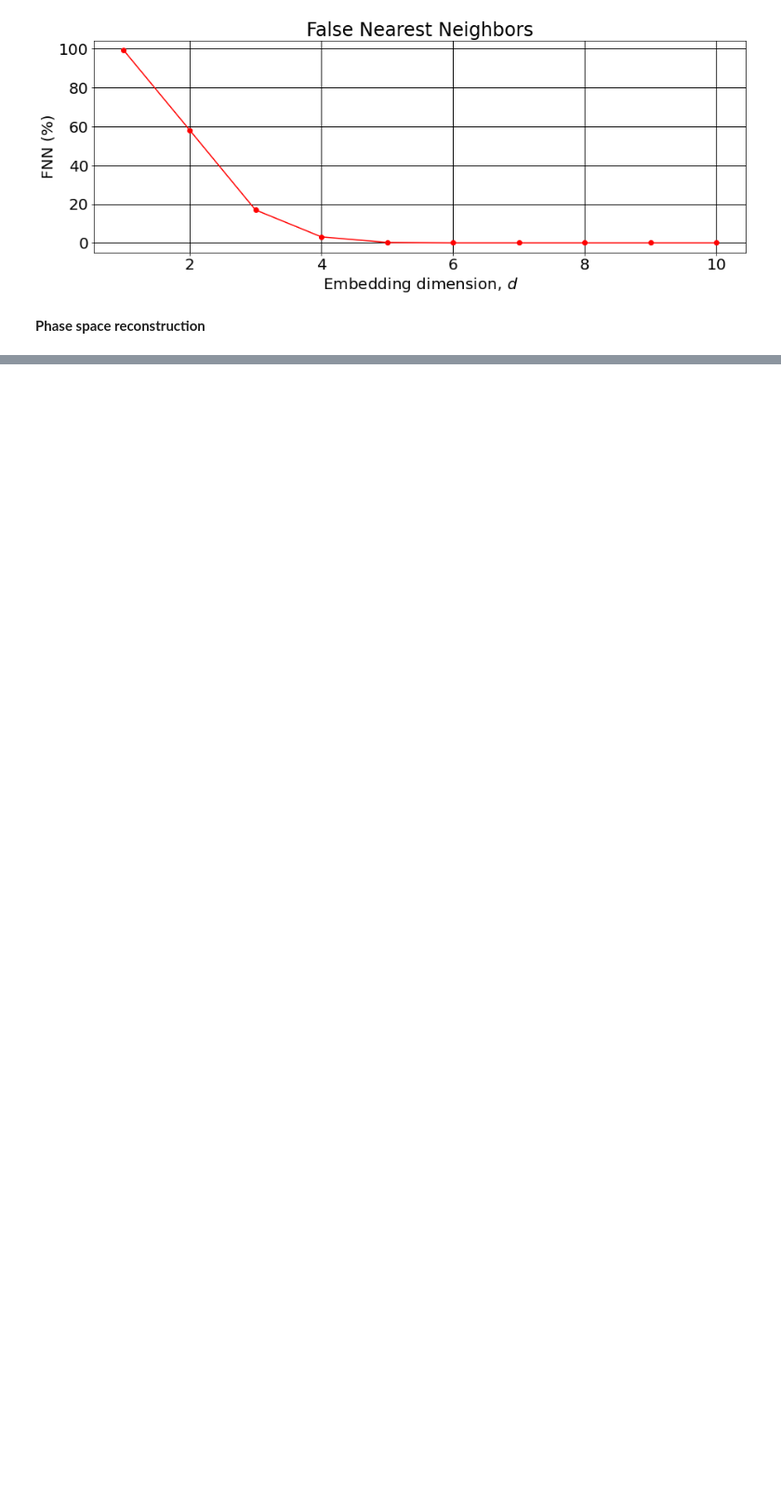
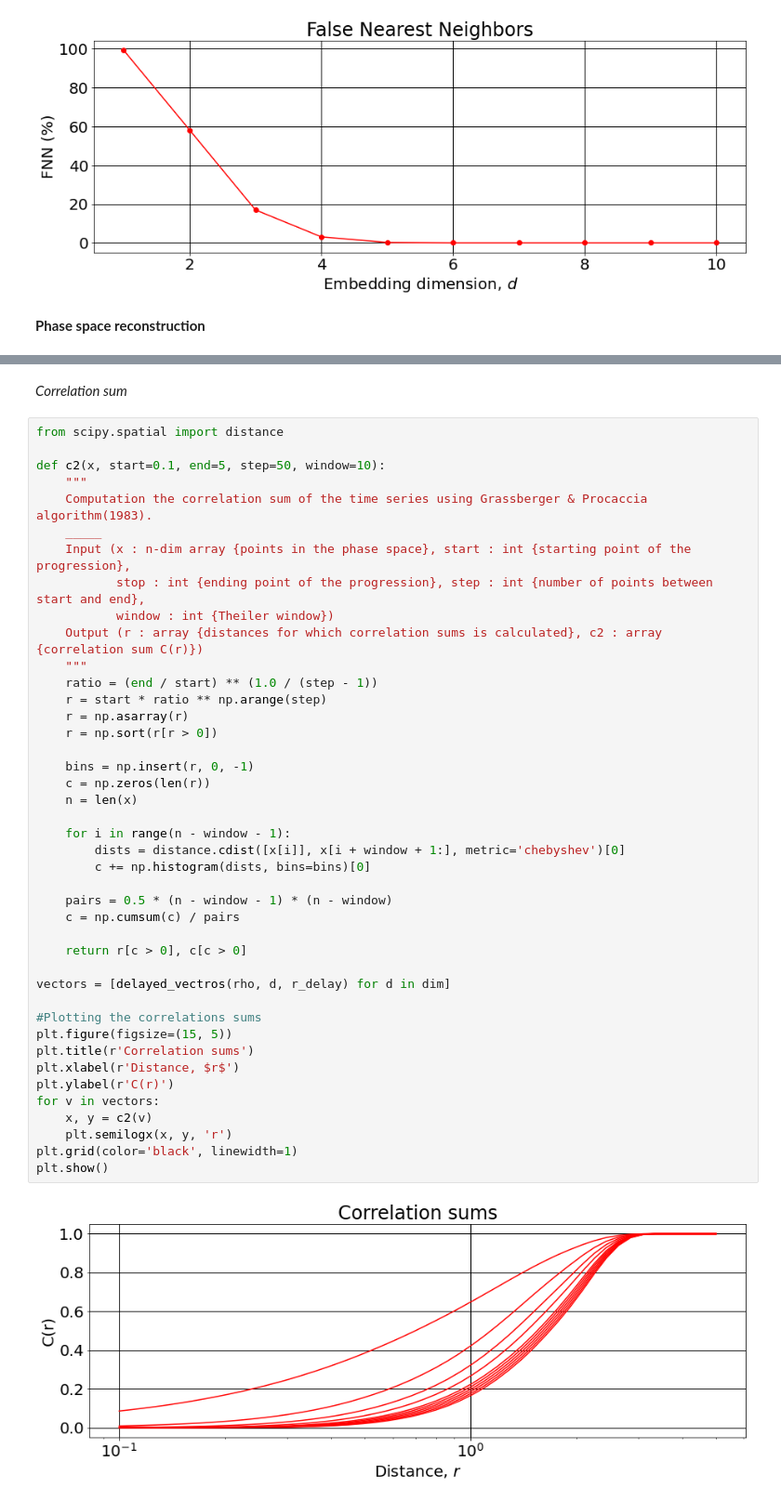
Before and after one commit to paulsok/chaos-analysis, a Jupyter notebook: chaos analysis.ipynb, the cells around one changed output, grey strips where cells are left out. Shown: that part at 93% size. Drawn from its saved outputs; the diff is of its cells as text; blank space fills up the shorter version.

Commit message:
Part_6: Correlation sum

```diff
--- a/chaos analysis.ipynb
+++ b/chaos analysis.ipynb
@@ -282,0 +301,46 @@ interact(turn,xx=FloatSlider(value=55, min=0, max=360, step=1),
+# %% [markdown]
+*Correlation sum*
+# %%
+from scipy.spatial import distance
+
+def c2(x, start=0.1, end=5, step=50, window=10):
+    """
+    Computation the correlation sum of the time series using Grassberger & Procaccia algorithm(1983).
+    _____
+    Input (x : n-dim array {points in the phase space}, start : int {starting point of the progression},
+           stop : int {ending point of the progression}, step : int {number of points between start and end},
+           window : int {Theiler window})
+    Output (r : array {distances for which correlation sums is calculated}, c2 : array {correlation sum C(r)})
+    """
+    ratio = (end / start) ** (1.0 / (step - 1))
+    r = start * ratio ** np.arange(step)
+    r = np.asarray(r)
+    r = np.sort(r[r > 0])
+
+    bins = np.insert(r, 0, -1)
+    c = np.zeros(len(r))
+    n = len(x)
+
+    for i in range(n - window - 1):
+        dists = distance.cdist([x[i]], x[i + window + 1:], metric='chebyshev')[0]
+        c += np.histogram(dists, bins=bins)[0]
+
+    pairs = 0.5 * (n - window - 1) * (n - window)
+    c = np.cumsum(c) / pairs
+
+    return r[c > 0], c[c > 0]
+
+vectors = [delayed_vectros(rho, d, r_delay) for d in dim]
+
+#Plotting the correlations sums
+plt.figure(figsize=(15, 5))
+plt.title(r'Correlation sums')
+plt.xlabel(r'Distance, $r$')
+plt.ylabel(r'C(r)')
+for v in vectors:
+    x, y = c2(v)
+    plt.semilogx(x, y, 'r')
+plt.grid(color='black', linewidth=1)
+plt.show()
+# %% [output]
+[figure, added]
```
Also changed, not shown: parts of 5 cells of this notebook.
